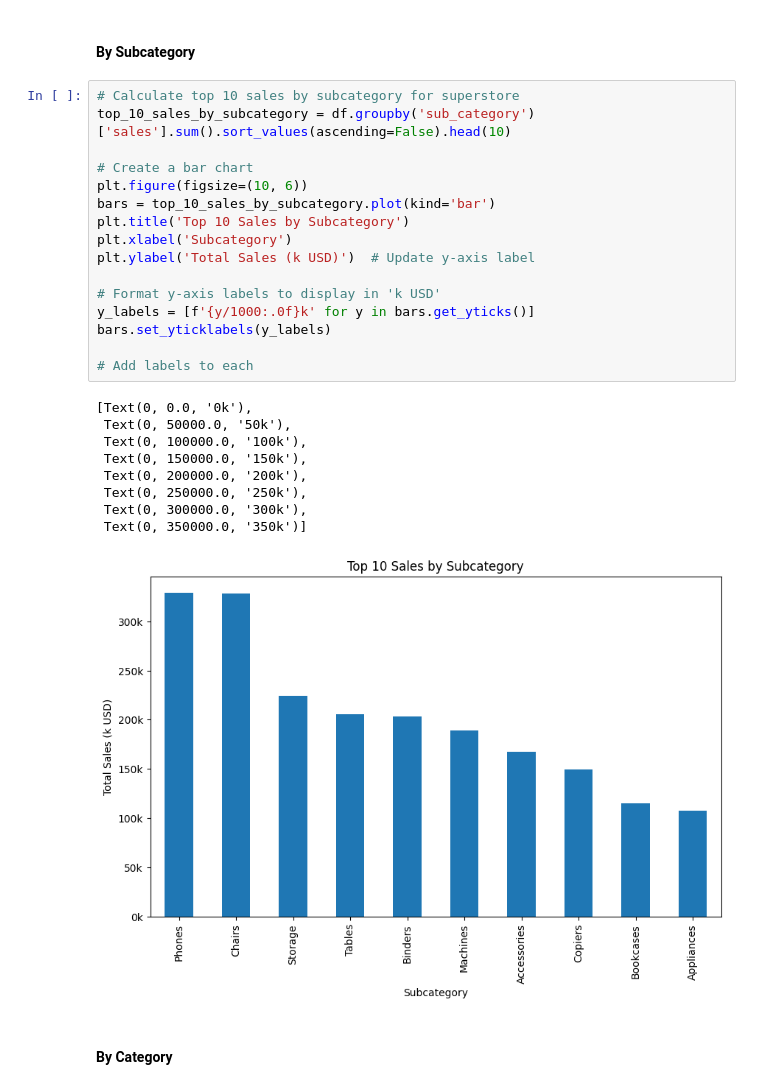
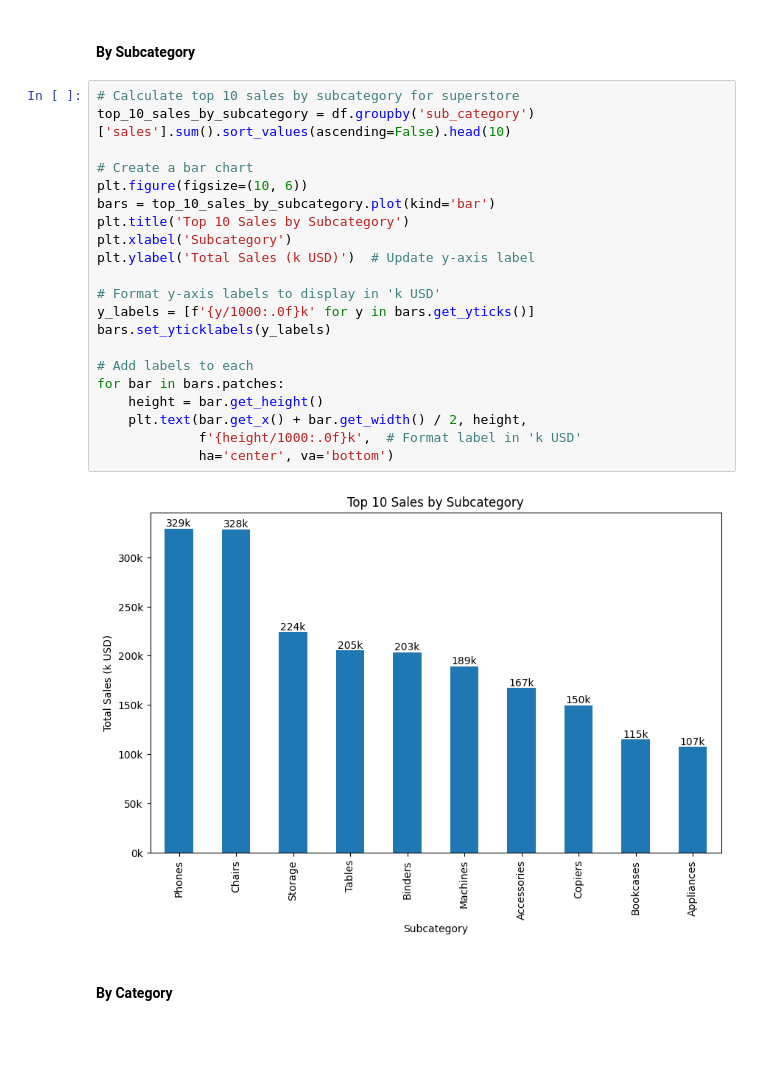
Before and after one commit to tandhiny/Phyton_Class, a Jupyter notebook: Phyton_Project.ipynb, the cells around one changed output. Drawn from its saved outputs; the diff is of its cells as text; blank space fills up the shorter version.

```diff
--- a/Phyton_Project.ipynb
+++ b/Phyton_Project.ipynb
@@ -339,29 +391,26 @@ plt.show()
 # %%
 # Calculate top 10 sales by subcategory for superstore
 top_10_sales_by_subcategory = df.groupby('sub_category')['sales'].sum().sort_values(ascending=False).head(10)
 
 # Create a bar chart
 plt.figure(figsize=(10, 6))
 bars = top_10_sales_by_subcategory.plot(kind='bar')
 plt.title('Top 10 Sales by Subcategory')
 plt.xlabel('Subcategory')
 plt.ylabel('Total Sales (k USD)')  # Update y-axis label
 
 # Format y-axis labels to display in 'k USD'
 y_labels = [f'{y/1000:.0f}k' for y in bars.get_yticks()]
 bars.set_yticklabels(y_labels)
 
 # Add labels to each
+for bar in bars.patches:
+    height = bar.get_height()
+    plt.text(bar.get_x() + bar.get_width() / 2, height,
+             f'{height/1000:.0f}k',  # Format label in 'k USD'
+             ha='center', va='bottom')
 # %% [output]
-[Text(0, 0.0, '0k'),
- Text(0, 50000.0, '50k'),
- Text(0, 100000.0, '100k'),
- Text(0, 150000.0, '150k'),
- Text(0, 200000.0, '200k'),
- Text(0, 250000.0, '250k'),
- Text(0, 300000.0, '300k'),
- Text(0, 350000.0, '350k')]
-[figure, old version]
+[figure, new version]
 # %% [markdown]
 #### By Category
 # %%
```
Also changed, not shown: parts of 39 cells of this notebook.
